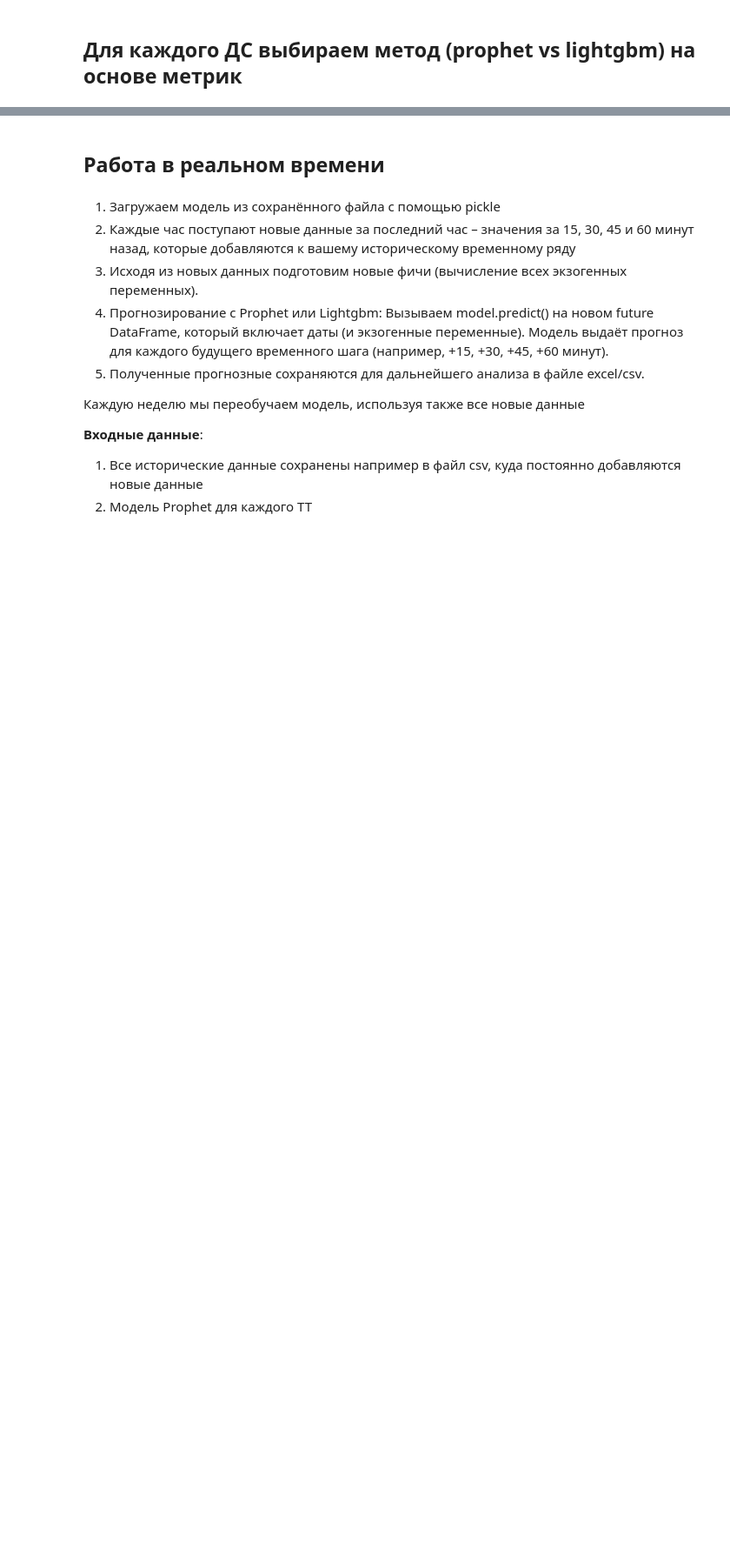
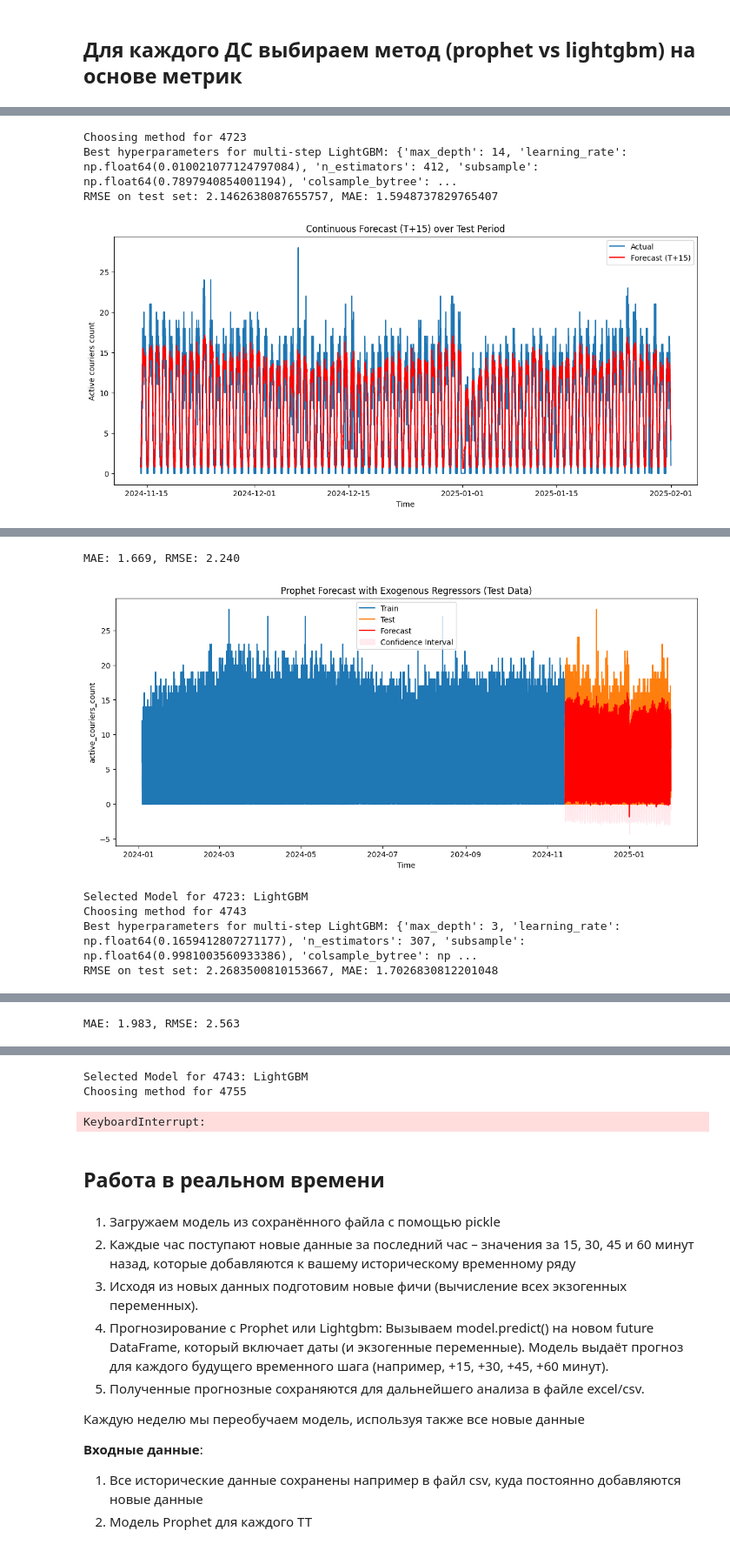
Before and after one commit to shkurtajadela/couriers, a Jupyter notebook: regression.ipynb, the cells around one changed output, grey strips where cells are left out. Shown at 87% size. Drawn from its saved outputs; the diff is of its cells as text; code cells hidden in the pictures; blank space fills up the shorter version.

```diff
--- a/regression.ipynb
+++ b/regression.ipynb
@@ -691,23 +691,2 @@ RMSE on test set: 2.1156109221988806
 # %% [markdown]
 ### prophet
-# %%
-exog_features = ['hour', 'minute', 'dayofweek', 'hour_sin',
-                 'lag_three_hours', 'lag_4', 'rolling_mean_1h', 'rolling_std_1h',
-                 'rolling_mean_3h', 'rolling_std_3h']
-
-df_n_light = df_n.copy()
-df_n_light['hour'] = df_n_light.index.hour
-df_n_light['minute'] = df_n_light.index.minute
-df_n_light['dayofweek'] = df_n_light.index.dayofweek
-df_n_light['lag_4'] = df_n_light['active_couriers_count'].shift(4)
-df_n_light['lag_three_hours'] = df_n_light['active_couriers_count'].shift(1, freq='3h')
-df_n_light['hour_sin'] = np.sin(2 * np.pi * df_n_light['hour'] / 24)
-df_n_light['rolling_mean_1h'] = df_n_light['active_couriers_count'].rolling(window=4).mean()
-df_n_light['rolling_std_1h'] = df_n_light['active_couriers_count'].rolling(window=4).std()
-df_n_light['rolling_mean_3h'] = df_n_light['active_couriers_count'].rolling(window=12).mean()
-df_n_light['rolling_std_3h'] = df_n_light['active_couriers_count'].rolling(window=12).std()
-df_n_light = df_n_light.dropna()
-split_date = '2024-10-01'
-
-model_prophet, actual, yhat, mae, rmse  = train_prophet_model_with_exog(df_n_light, 'active_couriers_count', split_date,
-                                                           extra_regressors=exog_features, plot=True)
@@ -721,5 +718,4 @@ MAE: 1.292, RMSE: 1.717
 # %%
-unique_N = df['N'].unique()
 for n in unique_N:
     print(f"Choosing method for {n}")
     df_n_one = df_filtered[df_filtered['N'] == n]
@@ -771,32 +767,37 @@ for n in unique_N:
                 'mae': lgb_mae,
                 'split_date': split_date
             }
             # with open(f'lightgbm_model_{n}.pkl', 'wb') as f:
             #     pickle.dump(final_model, f)
             # print(f"LightGBM model for N={n} saved as lightgbm_model_{n}.pkl")
 
         else:
             best_model = "Prophet"
             result = {
                 'N': n,
                 'model': best_model,
                 'rmse': prophet_rmse,
                 'mae': prophet_mae,
                 'split_date': split_date
             }
             # with open(f'prophet_model_{n}.pkl', 'wb') as f:
             #     pickle.dump(prophet_model, f)
             # print(f"Prophet model for N={n} saved as prophet_model_{n}.pkl")
 
         print(f"Selected Model for {n}: {best_model}")
-        save_to_csv(result, 'data_2/forecast.csv', header=False)
+        # save_to_csv(result, 'data_2/forecast.csv', header=False)
     else:
         print(f"Closed DS {n}")
         result = {
                 'N': n,
                 'model': 'no-model',
                 'rmse': '-',
                 'mae': '-',
                 'split_date': '-'
             }
-        save_to_csv(result, 'data_2/forecast.csv', header=False)
+        # save_to_csv(result, 'data_2/forecast.csv', header=False)
+# %% [output]
+Choosing method for 4723
+Best hyperparameters for multi-step LightGBM: {'max_depth': 14, 'learning_rate': np.float64(0.010021077124797084), 'n_estimators': 412, 'subsample': np.float64(0.7897940854001194), 'colsample_bytree': ...
+RMSE on test set: 2.1462638087655757, MAE: 1.5948737829765407
+[figure, added]
@@ -802,0 +806,6 @@ for n in unique_N:
+MAE: 1.669, RMSE: 2.240
+[figure, added]
+Selected Model for 4723: LightGBM
+Choosing method for 4743
+Best hyperparameters for multi-step LightGBM: {'max_depth': 3, 'learning_rate': np.float64(0.1659412807271177), 'n_estimators': 307, 'subsample': np.float64(0.9981003560933386), 'colsample_bytree': np ...
+RMSE on test set: 2.2683500810153667, MAE: 1.7026830812201048
@@ -802,0 +815 @@ for n in unique_N:
+MAE: 1.983, RMSE: 2.563
@@ -803,3 +817,6 @@ for n in unique_N:
+Selected Model for 4743: LightGBM
+Choosing method for 4755
+KeyboardInterrupt:
 # %% [markdown]
 ## Работа в реальном времени
 # %% [markdown]
```
Also changed, not shown: parts of 14 cells of this notebook, 9 other files.
